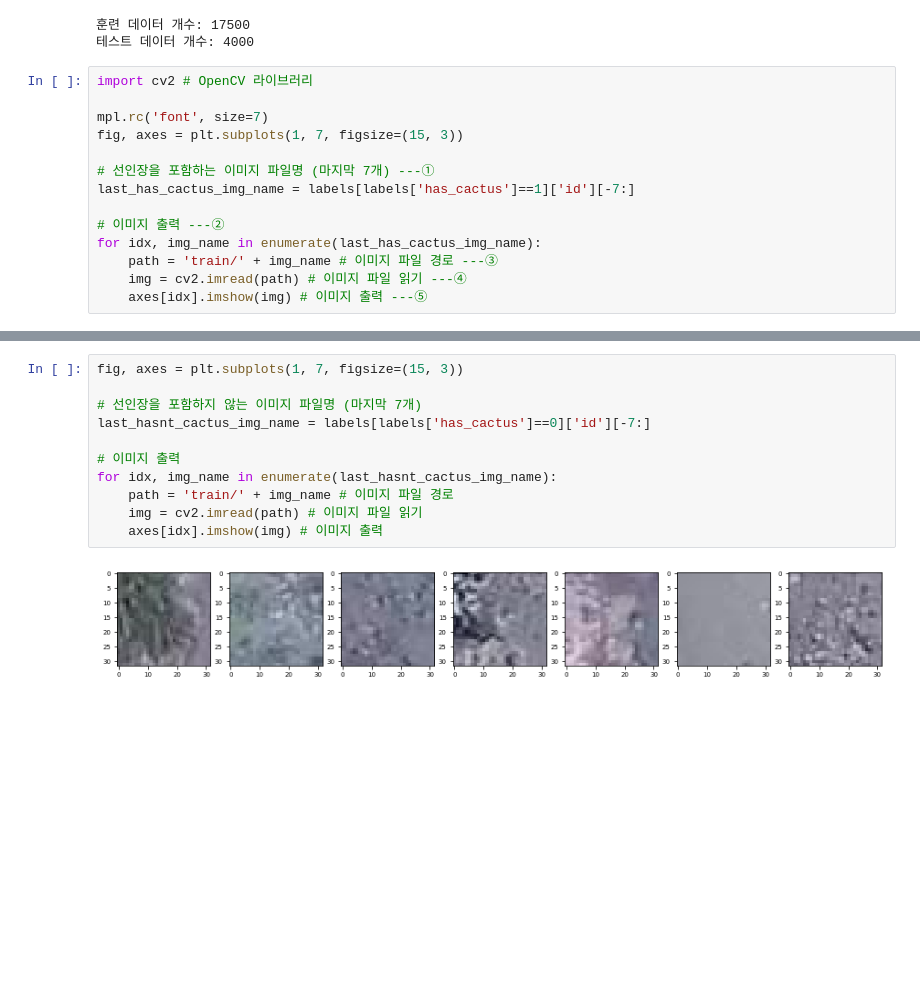
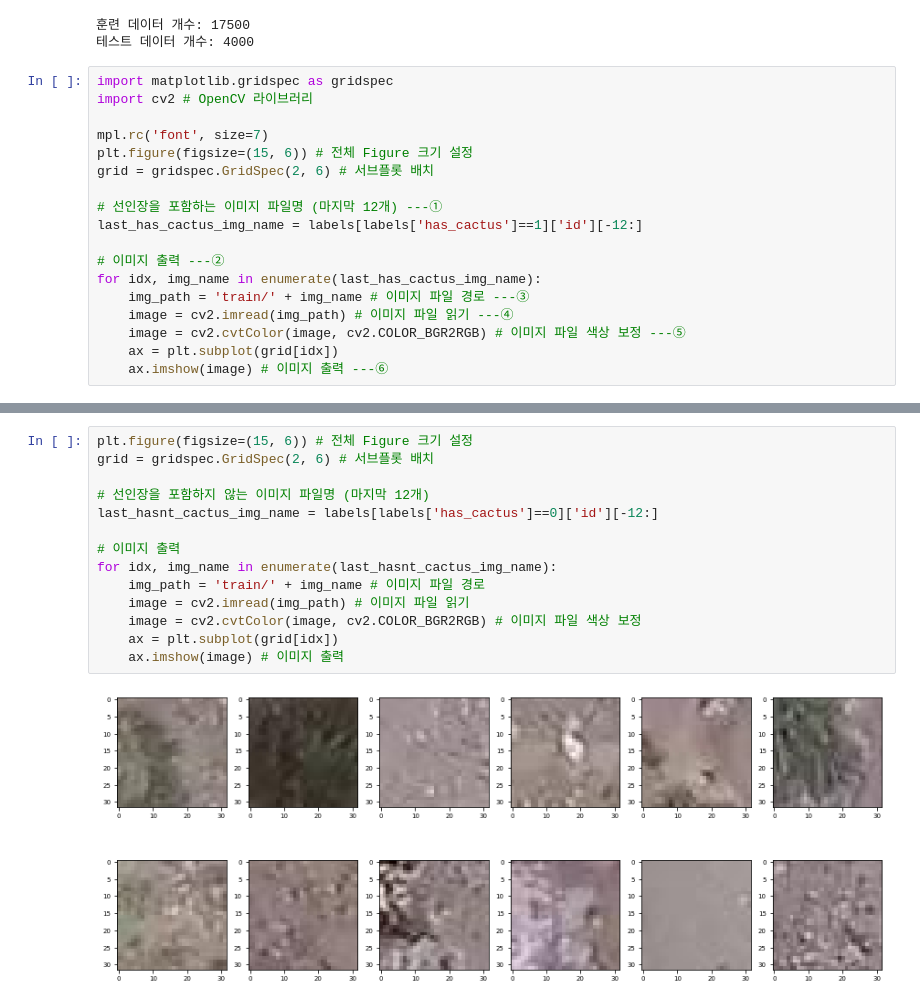
Before and after one commit to BaekKyunShin/Must-Have-Kaggle-Data-Science, a Jupyter notebook: ch7/aerial_cactus_identification_EDA.ipynb, the cells around one changed output, grey strips where cells are left out. Saved outputs shown, nothing was run; the diff lists cells and outputs as text; blank space fills up the shorter version.

```diff
--- a/ch7/aerial_cactus_identification_EDA.ipynb
+++ b/ch7/aerial_cactus_identification_EDA.ipynb
@@ -59,17 +59,21 @@ print(f'테스트 데이터 개수: {num_test}')
 훈련 데이터 개수: 17500
 테스트 데이터 개수: 4000
 # %%
+import matplotlib.gridspec as gridspec
 import cv2 # OpenCV 라이브러리
 
 mpl.rc('font', size=7)
-fig, axes = plt.subplots(1, 7, figsize=(15, 3))
+plt.figure(figsize=(15, 6)) # 전체 Figure 크기 설정
+grid = gridspec.GridSpec(2, 6) # 서브플롯 배치
 
-# 선인장을 포함하는 이미지 파일명 (마지막 7개) ---①
-last_has_cactus_img_name = labels[labels['has_cactus']==1]['id'][-7:]
+# 선인장을 포함하는 이미지 파일명 (마지막 12개) ---①
+last_has_cactus_img_name = labels[labels['has_cactus']==1]['id'][-12:]
 
 # 이미지 출력 ---②
 for idx, img_name in enumerate(last_has_cactus_img_name):
-    path = 'train/' + img_name # 이미지 파일 경로 ---③
-    img = cv2.imread(path) # 이미지 파일 읽기 ---④
-    axes[idx].imshow(img) # 이미지 출력 ---⑤
+    img_path = 'train/' + img_name # 이미지 파일 경로 ---③
+    image = cv2.imread(img_path) # 이미지 파일 읽기 ---④
+    image = cv2.cvtColor(image, cv2.COLOR_BGR2RGB) # 이미지 파일 색상 보정 ---⑤
+    ax = plt.subplot(grid[idx])
+    ax.imshow(image) # 이미지 출력 ---⑥
 # %% [output]
@@ -77,14 +81,17 @@ for idx, img_name in enumerate(last_has_cactus_img_name):
 # %%
-fig, axes = plt.subplots(1, 7, figsize=(15, 3))
+plt.figure(figsize=(15, 6)) # 전체 Figure 크기 설정
+grid = gridspec.GridSpec(2, 6) # 서브플롯 배치
 
-# 선인장을 포함하지 않는 이미지 파일명 (마지막 7개)
-last_hasnt_cactus_img_name = labels[labels['has_cactus']==0]['id'][-7:]
+# 선인장을 포함하지 않는 이미지 파일명 (마지막 12개)
+last_hasnt_cactus_img_name = labels[labels['has_cactus']==0]['id'][-12:]
 
 # 이미지 출력
 for idx, img_name in enumerate(last_hasnt_cactus_img_name):
-    path = 'train/' + img_name # 이미지 파일 경로
-    img = cv2.imread(path) # 이미지 파일 읽기
-    axes[idx].imshow(img) # 이미지 출력
+    img_path = 'train/' + img_name # 이미지 파일 경로
+    image = cv2.imread(img_path) # 이미지 파일 읽기
+    image = cv2.cvtColor(image, cv2.COLOR_BGR2RGB) # 이미지 파일 색상 보정
+    ax = plt.subplot(grid[idx])
+    ax.imshow(image) # 이미지 출력
 # %% [output]
-[figure, old version]
+[figure, new version]
 # %%
```
Also changed, not shown: parts of 2 cells of this notebook, 2 other files.
